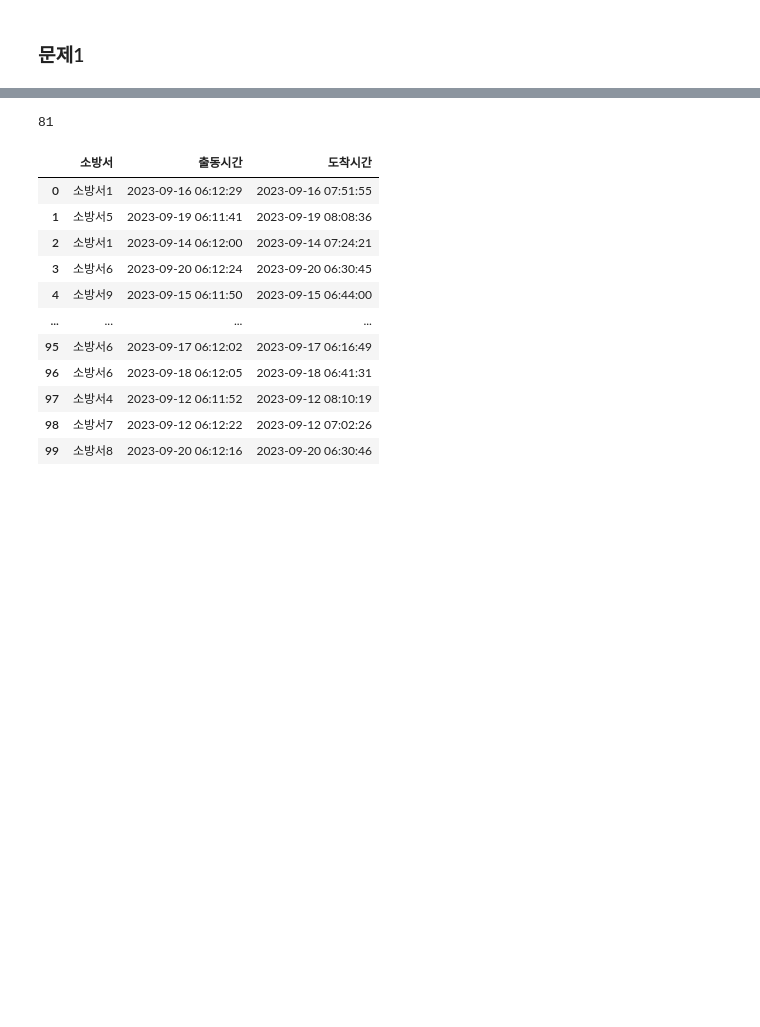
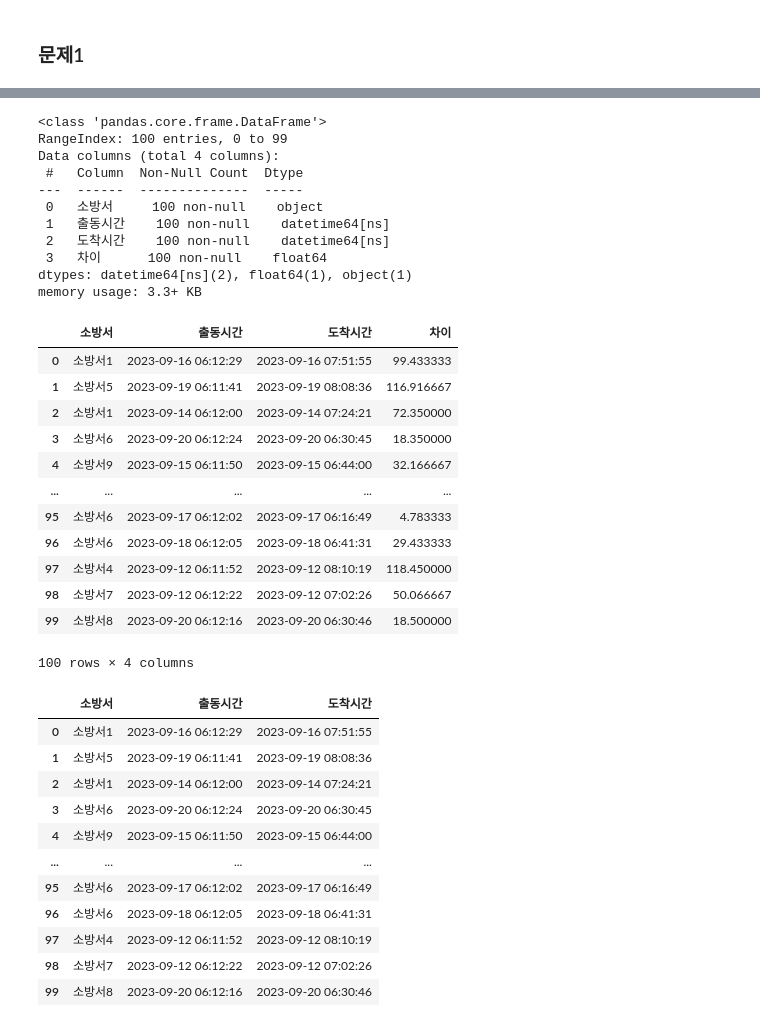
Before and after one commit to sohyun23/Big-Data-Analysis-, a Jupyter notebook: part4/ch6/p6_type1.ipynb, the cells around one changed output, grey strips where cells are left out. Cells and saved outputs as stored; diff of their text form; code cells hidden in the pictures; blank space fills up the shorter version.

```diff
--- a/part4/ch6/p6_type1.ipynb
+++ b/part4/ch6/p6_type1.ipynb
@@ -9,13 +27,34 @@
 # %%
 df['출동시간'] = pd.to_datetime(df['출동시간'])
 df['도착시간'] = pd.to_datetime(df['도착시간'])
-
-df['시간차이(단위: 분)'] = ((df['도착시간']-df['출동시간']).dt.total_seconds())/60
-
-result = df.groupby('소방서')['시간차이(단위: 분)'].mean().max()
-print(round(result))
+df.info()
+df['차이'] = (df['도착시간']-df['출동시간']).dt.total_seconds()/60
+df
 # %% [output]
-81
+<class 'pandas.core.frame.DataFrame'>
+RangeIndex: 100 entries, 0 to 99
+Data columns (total 4 columns):
+ #   Column  Non-Null Count  Dtype
+---  ------  --------------  -----
+ 0   소방서     100 non-null    object
+ 1   출동시간    100 non-null    datetime64[ns]
+ 2   도착시간    100 non-null    datetime64[ns]
+ 3   차이      100 non-null    float64
+dtypes: datetime64[ns](2), float64(1), object(1)
+memory usage: 3.3+ KB
+|  | 소방서 | 출동시간 | 도착시간 | 차이 |
+| 0 | 소방서1 | 2023-09-16 06:12:29 | 2023-09-16 07:51:55 | 99.433333 |
+| 1 | 소방서5 | 2023-09-19 06:11:41 | 2023-09-19 08:08:36 | 116.916667 |
+| 2 | 소방서1 | 2023-09-14 06:12:00 | 2023-09-14 07:24:21 | 72.350000 |
+| 3 | 소방서6 | 2023-09-20 06:12:24 | 2023-09-20 06:30:45 | 18.350000 |
+| 4 | 소방서9 | 2023-09-15 06:11:50 | 2023-09-15 06:44:00 | 32.166667 |
+| ... | ... | ... | ... | ... |
+| 95 | 소방서6 | 2023-09-17 06:12:02 | 2023-09-17 06:16:49 | 4.783333 |
+| 96 | 소방서6 | 2023-09-18 06:12:05 | 2023-09-18 06:41:31 | 29.433333 |
+| 97 | 소방서4 | 2023-09-12 06:11:52 | 2023-09-12 08:10:19 | 118.450000 |
+| 98 | 소방서7 | 2023-09-12 06:12:22 | 2023-09-12 07:02:26 | 50.066667 |
+| 99 | 소방서8 | 2023-09-20 06:12:16 | 2023-09-20 06:30:46 | 18.500000 |
+100 rows × 4 columns
 # %%
 import pandas as pd
 # df = pd.read_csv("data6-1-1.csv")
```
Also changed, not shown: parts of 10 cells of this notebook.
